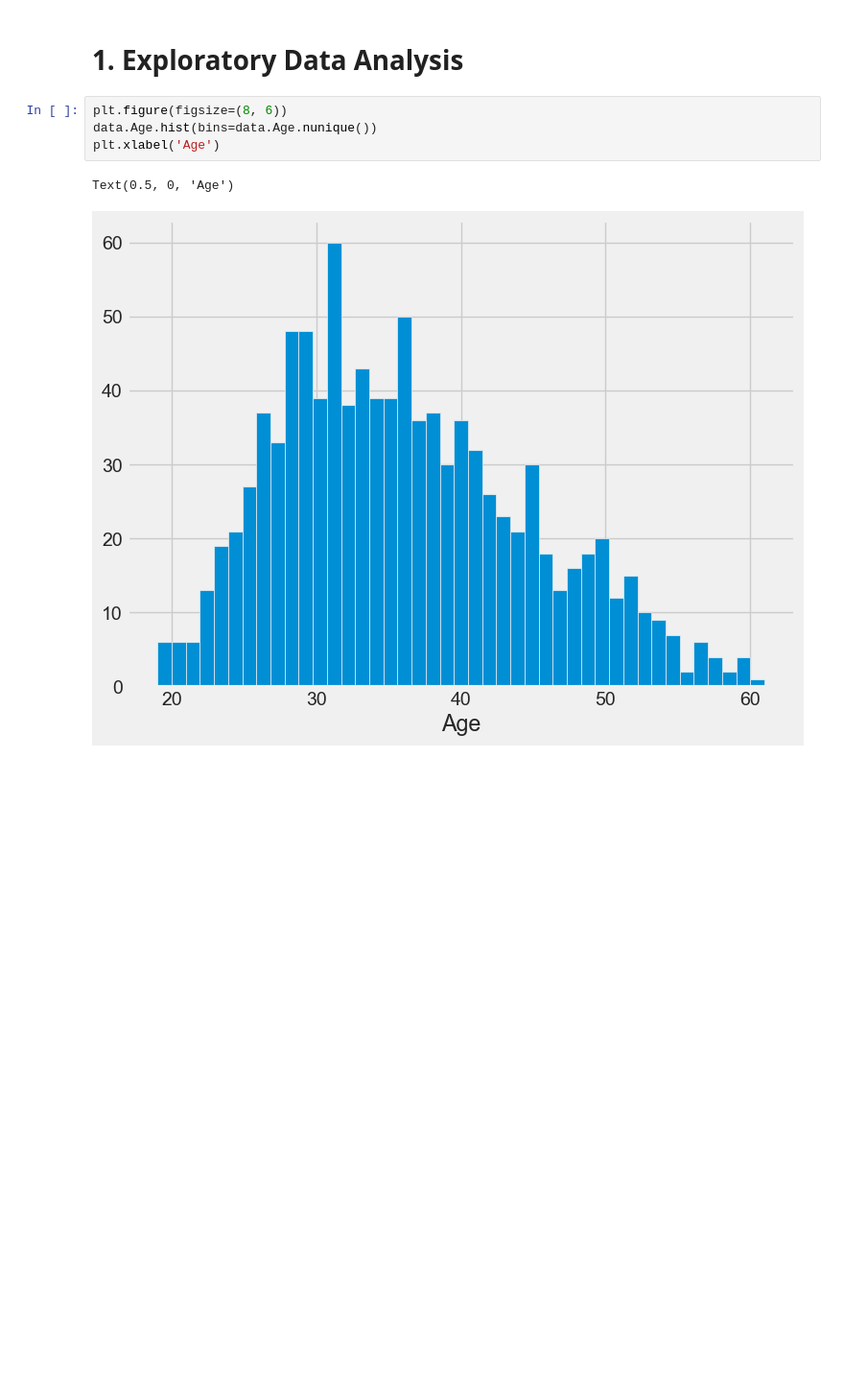
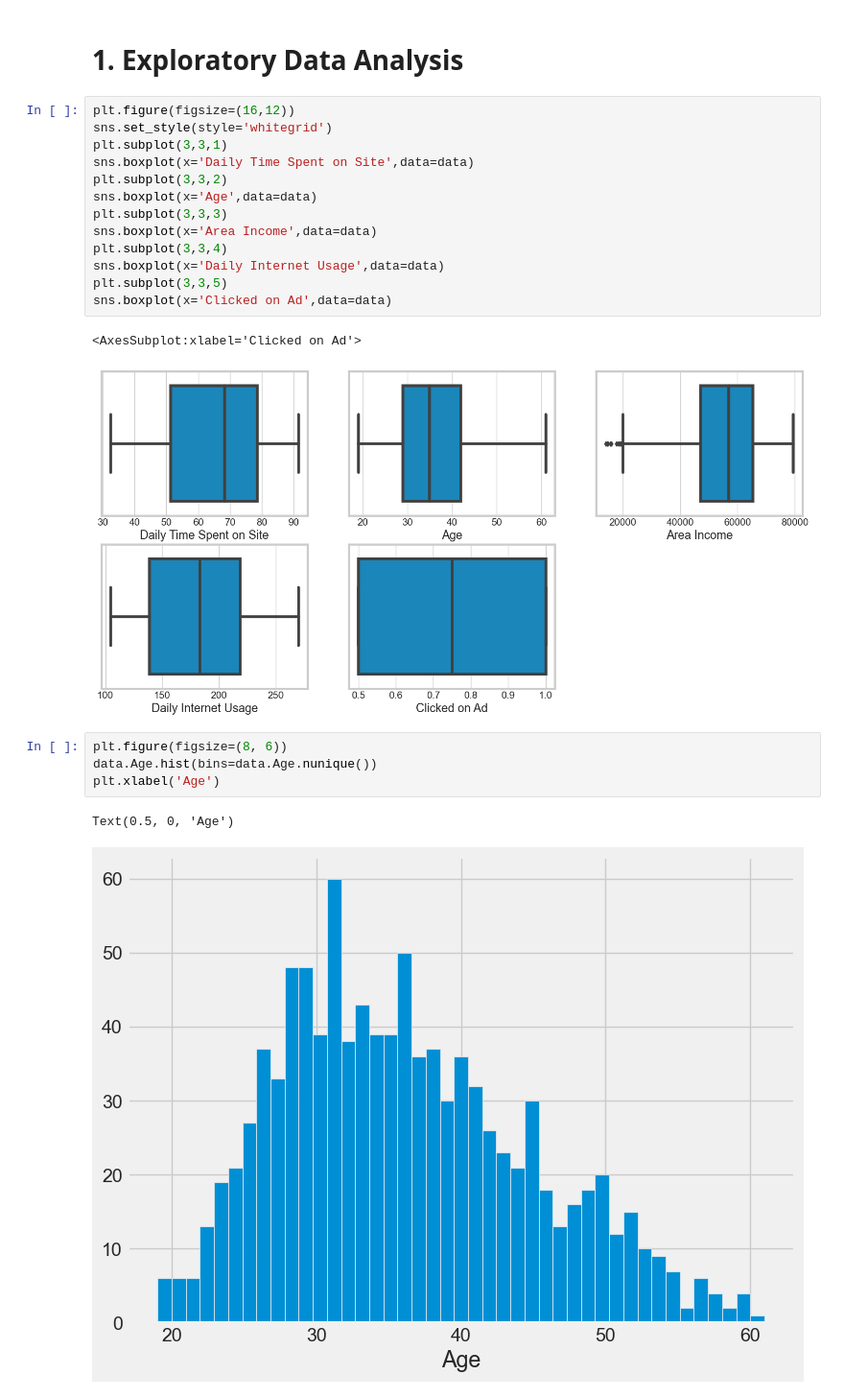
Before and after one commit to NaseemAlqahtani/Advertisement-Project, a Jupyter notebook: Advertisement project.ipynb, the cells around one changed output. Shown at 96% size. Drawn from its saved outputs; the diff is of its cells as text; blank space fills up the shorter version.

```diff
--- a/Advertisement project.ipynb
+++ b/Advertisement project.ipynb
@@ -100,5 +158,21 @@ data.describe()
 # %% [markdown]
 # 1. Exploratory Data Analysis
+# %%
+plt.figure(figsize=(16,12))
+sns.set_style(style='whitegrid')
+plt.subplot(3,3,1)
+sns.boxplot(x='Daily Time Spent on Site',data=data)
+plt.subplot(3,3,2)
+sns.boxplot(x='Age',data=data)
+plt.subplot(3,3,3)
+sns.boxplot(x='Area Income',data=data)
+plt.subplot(3,3,4)
+sns.boxplot(x='Daily Internet Usage',data=data)
+plt.subplot(3,3,5)
+sns.boxplot(x='Clicked on Ad',data=data)
+# %% [output]
+<AxesSubplot:xlabel='Clicked on Ad'>
+[figure, added]
 # %%
 plt.figure(figsize=(8, 6))
 data.Age.hist(bins=data.Age.nunique())
```
Also changed, not shown: parts of 11 cells of this notebook.
